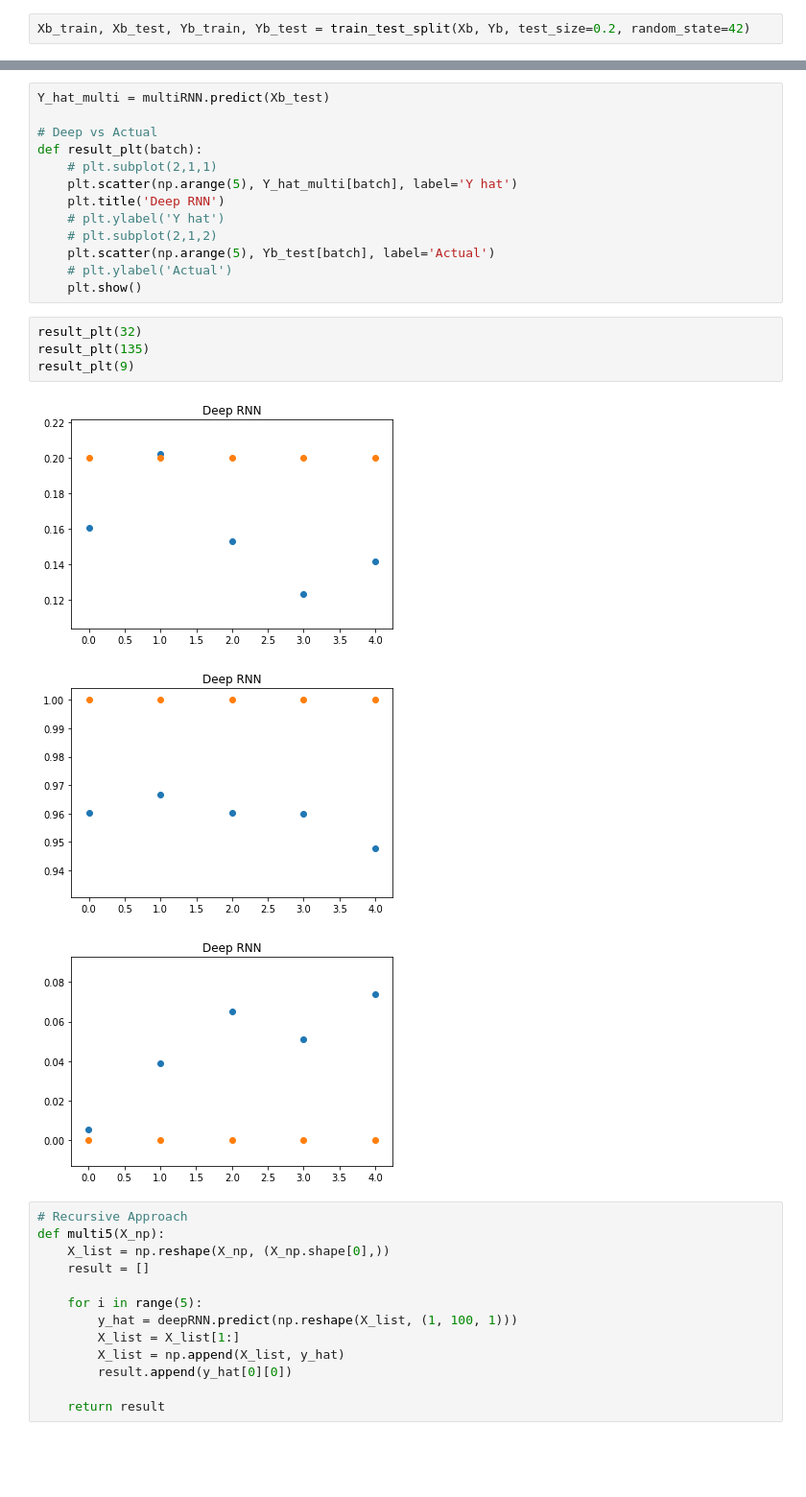
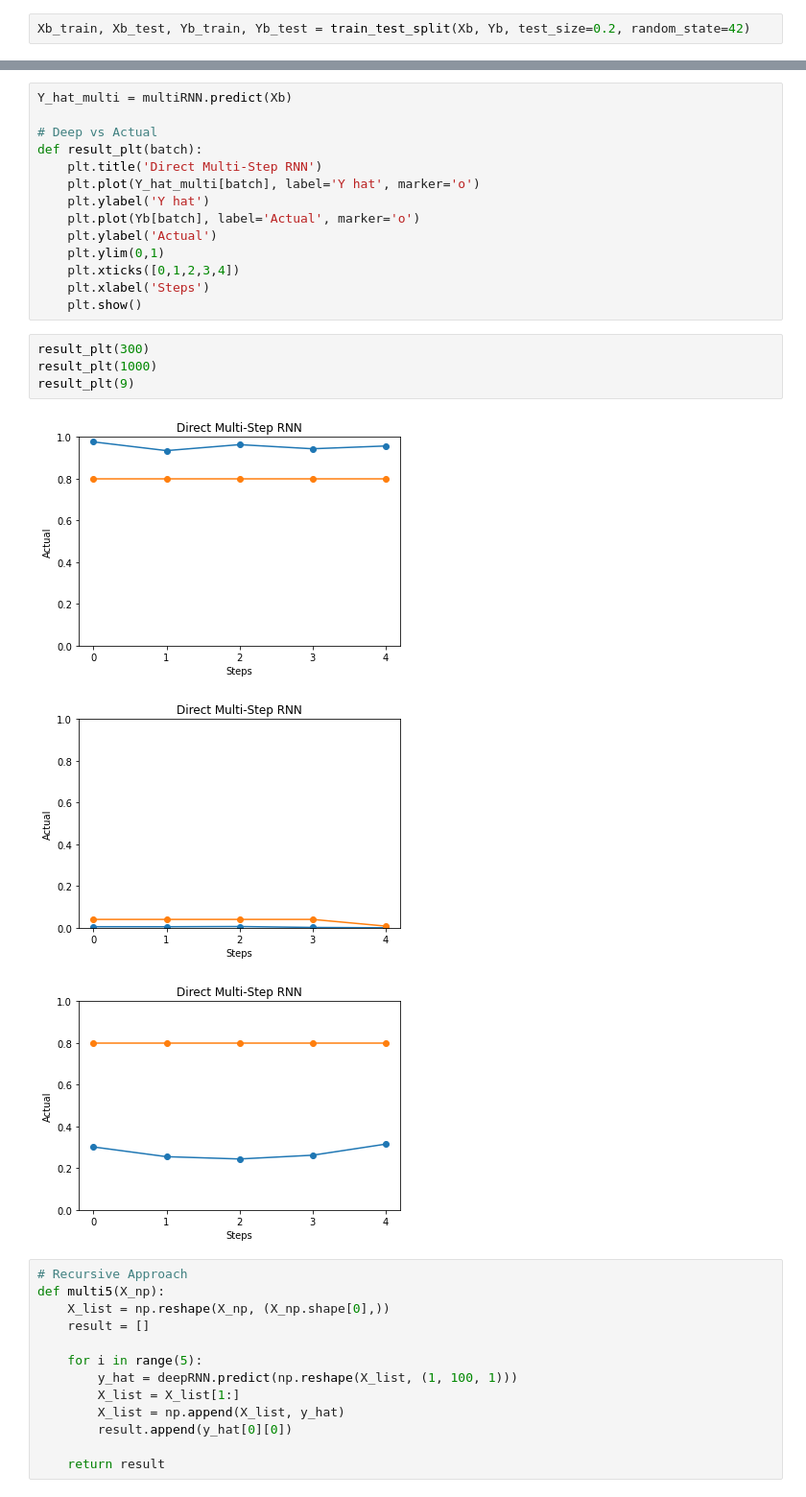
Before and after one commit to dchipping/pml, a Jupyter notebook: course/Problem027_NNPlus/027.ipynb, the cells around one changed output, grey strips where cells are left out. Shown at 96% size. Drawn from its saved outputs; the diff is of its cells as text; blank space fills up the shorter version.

```diff
--- a/course/Problem027_NNPlus/027.ipynb
+++ b/course/Problem027_NNPlus/027.ipynb
@@ -428,24 +468,25 @@ multiRNN.evaluate(Xb_test, Yb_test)
 # %%
-Y_hat_multi = multiRNN.predict(Xb_test)
+Y_hat_multi = multiRNN.predict(Xb)
 
 # Deep vs Actual
 def result_plt(batch):
-    # plt.subplot(2,1,1)
-    plt.scatter(np.arange(5), Y_hat_multi[batch], label='Y hat')
-    plt.title('Deep RNN')
-    # plt.ylabel('Y hat')
-    # plt.subplot(2,1,2)
-    plt.scatter(np.arange(5), Yb_test[batch], label='Actual')
-    # plt.ylabel('Actual')
+    plt.title('Direct Multi-Step RNN')
+    plt.plot(Y_hat_multi[batch], label='Y hat', marker='o')
+    plt.ylabel('Y hat')
+    plt.plot(Yb[batch], label='Actual', marker='o')
+    plt.ylabel('Actual')
+    plt.ylim(0,1)
+    plt.xticks([0,1,2,3,4])
+    plt.xlabel('Steps')
     plt.show()
 # %%
-result_plt(32)
-result_plt(135)
+result_plt(300)
+result_plt(1000)
 result_plt(9)
 # %% [output]
-[figure, old version]
+[figure, new version]
-[figure, old version]
+[figure, new version]
-[figure, old version]
+[figure, new version]
 # %%
 # Recursive Approach
 def multi5(X_np):
```
Also changed, not shown: parts of 21 cells of this notebook.
